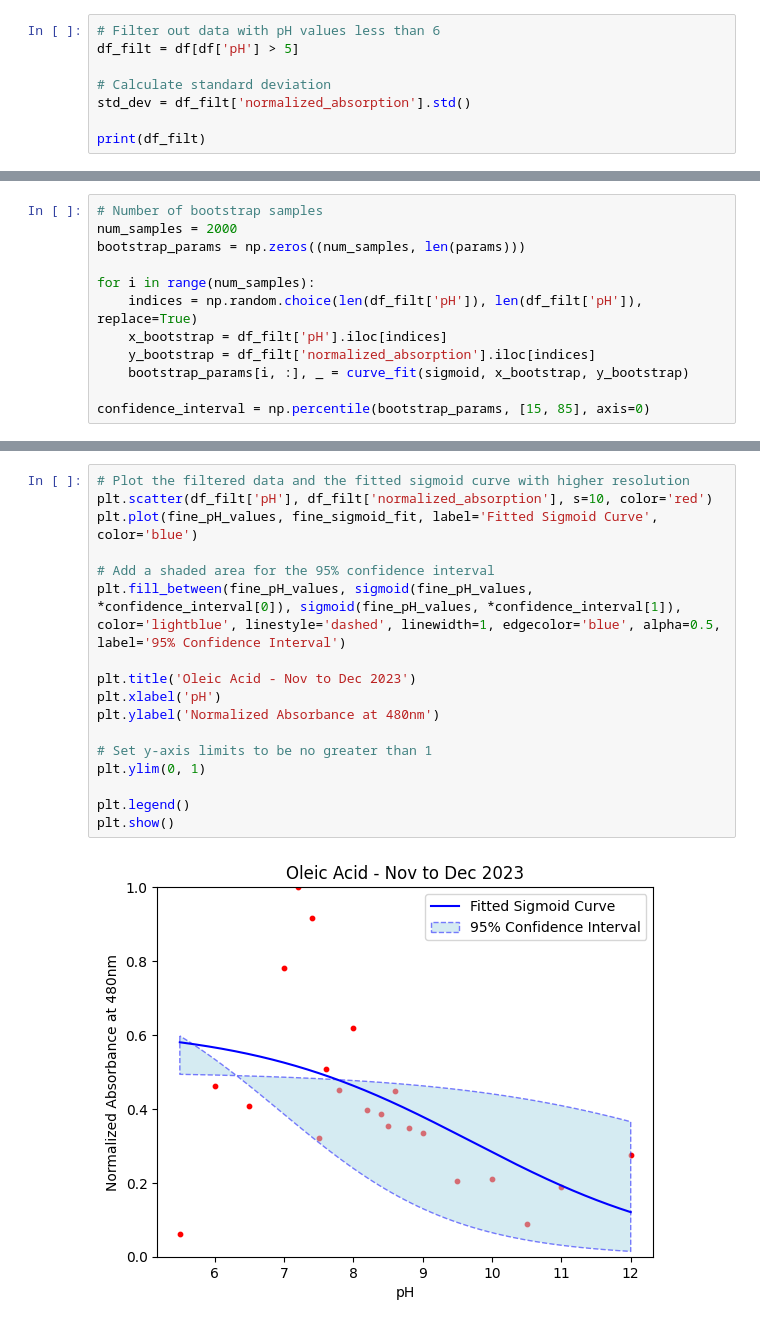
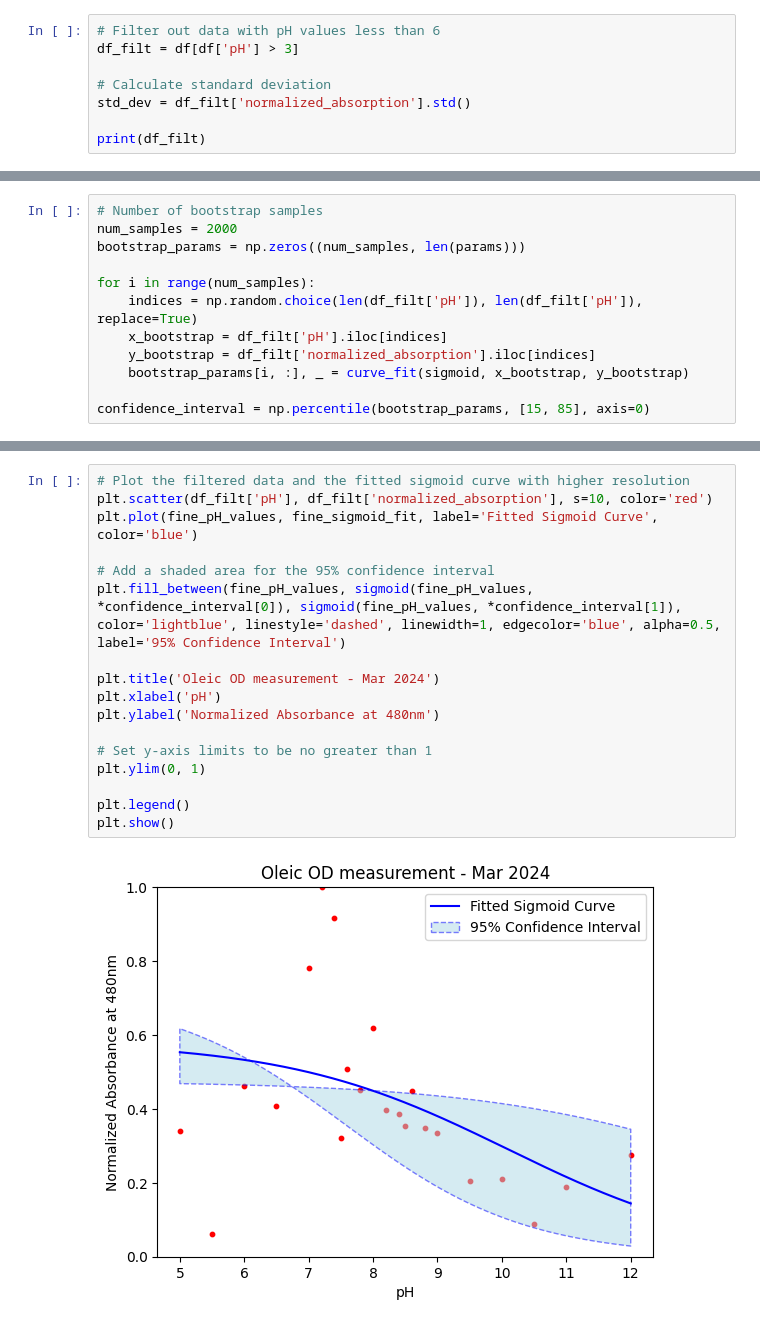
Before and after one commit to fantaxiah/Dissertation, a Jupyter notebook: ODmeasurement.ipynb, the cells around one changed output, grey strips where cells are left out. Saved outputs shown, nothing was run; the diff lists cells and outputs as text.

```diff
--- a/ODmeasurement.ipynb
+++ b/ODmeasurement.ipynb
@@ -43,7 +43,7 @@ print(df[['pH', 'normalized_absorption']])
 21   5.0               0.339437
 # %%
 # Filter out data with pH values less than 6
-df_filt = df[df['pH'] > 5]
+df_filt = df[df['pH'] > 3]
 
 # Calculate standard deviation
 std_dev = df_filt['normalized_absorption'].std()
@@ -116,19 +111,19 @@ See the caveats in the documentation: https://pandas.pydata.org/pandas-docs/stab
 # %%
 # Plot the filtered data and the fitted sigmoid curve with higher resolution
 plt.scatter(df_filt['pH'], df_filt['normalized_absorption'], s=10, color='red')
 plt.plot(fine_pH_values, fine_sigmoid_fit, label='Fitted Sigmoid Curve', color='blue')
 
 # Add a shaded area for the 95% confidence interval
 plt.fill_between(fine_pH_values, sigmoid(fine_pH_values, *confidence_interval[0]), sigmoid(fine_pH_values, *confidence_interval[1]), color='lightblue', linestyle='dashed', linewidth=1, edgecolor='blue', alpha=0.5, label='95% Confidence Interval')
 
-plt.title('Oleic Acid - Nov to Dec 2023')
+plt.title('Oleic OD measurement - Mar 2024')
 plt.xlabel('pH')
 plt.ylabel('Normalized Absorbance at 480nm')
 
 # Set y-axis limits to be no greater than 1
 plt.ylim(0, 1)
 
 plt.legend()
 plt.show()
 # %% [output]
-[figure, old version]
+[figure, new version]
```
Also changed, not shown: parts of 6 cells of this notebook.
